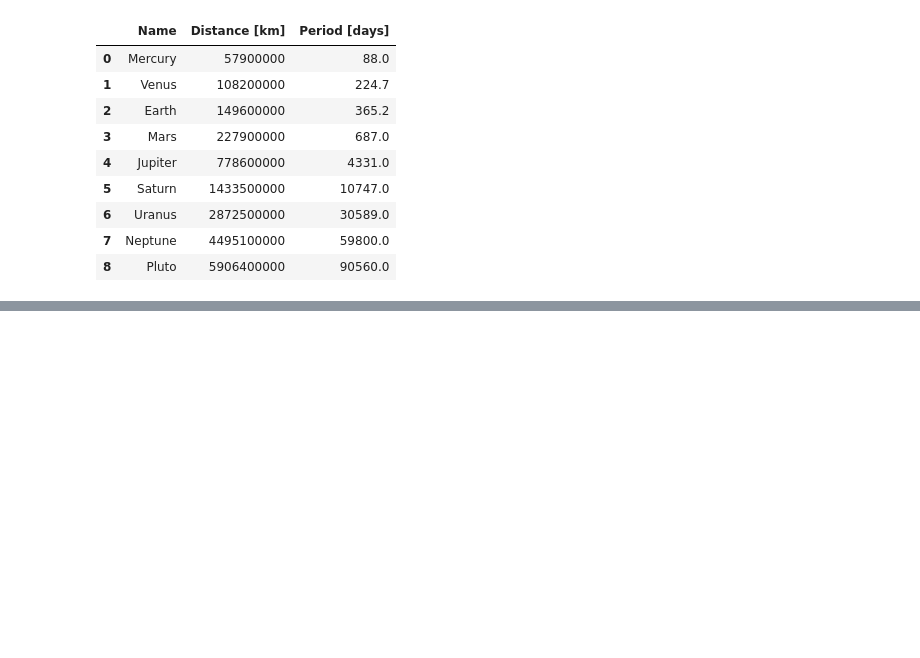
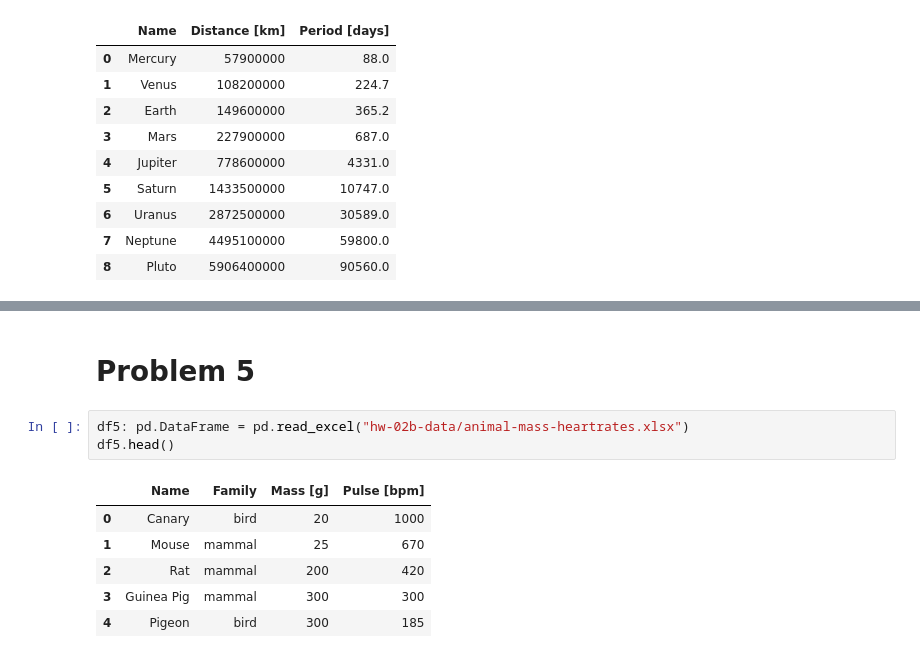
Before and after one commit to ririye01/math4334-MathModelingNotebooks, a Jupyter notebook: homework/hw2b/hw2b.ipynb, the cells around one changed output, grey strips where cells are left out. Cells and saved outputs as stored; diff of their text form; blank space fills up the shorter version.

```diff
--- a/homework/hw2b/hw2b.ipynb
+++ b/homework/hw2b/hw2b.ipynb
@@ -352,0 +446,12 @@ Orbital Period = 0.000 * Orbital Radius^1.499
+# %% [markdown]
+# Problem 5
+# %%
+df5: pd.DataFrame = pd.read_excel("hw-02b-data/animal-mass-heartrates.xlsx")
+df5.head()
+# %% [output]
+|  | Name | Family | Mass [g] | Pulse [bpm] |
+| 0 | Canary | bird | 20 | 1000 |
+| 1 | Mouse | mammal | 25 | 670 |
+| 2 | Rat | mammal | 200 | 420 |
+| 3 | Guinea Pig | mammal | 300 | 300 |
+| 4 | Pigeon | bird | 300 | 185 |
```
Also changed, not shown: parts of 8 cells of this notebook, 7 other files.
